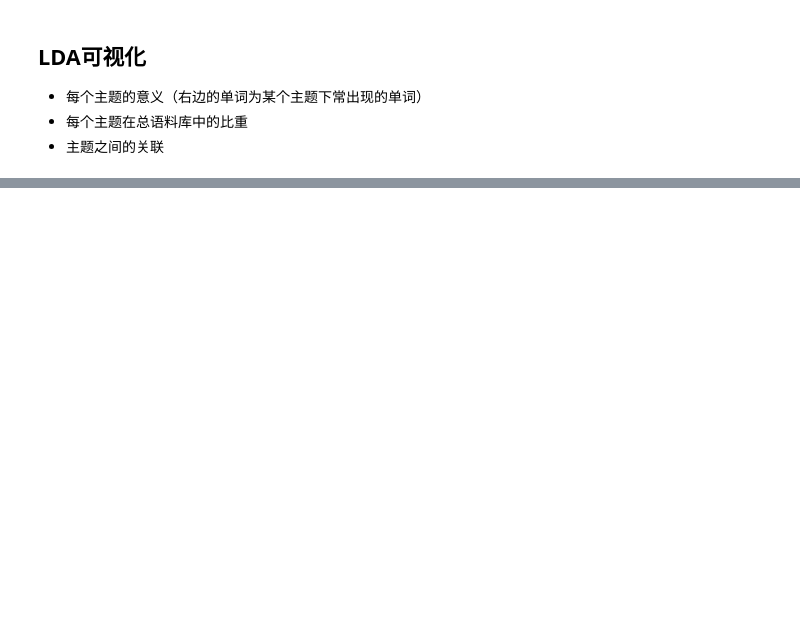
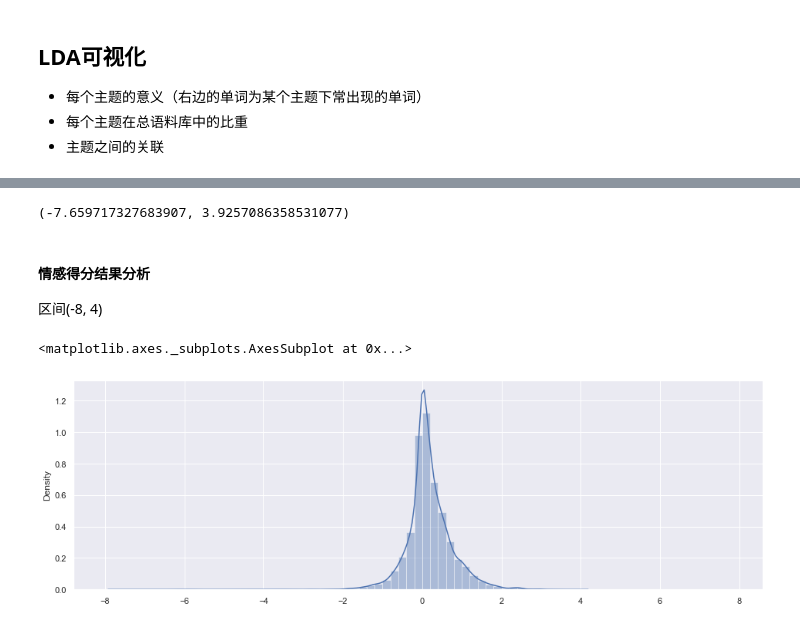
Before and after one commit to jiayu1011/TwitterDM, a Jupyter notebook: TwitterAnalyzing.ipynb, the cells around one changed output, grey strips where cells are left out. Saved outputs shown, nothing was run; the diff lists cells and outputs as text; code cells hidden in the pictures; blank space fills up the shorter version.

```diff
--- a/TwitterAnalyzing.ipynb
+++ b/TwitterAnalyzing.ipynb
@@ -1235,0 +1320,22 @@ Name: attr, dtype: int64
+# %%
+# 情感定位
+def classify_words(text, sentiment_df, negative_df, degree_df):
+    sentiment_dict = {}
+    negative_words = []
+    degree_dict = {}
+
+    for index_word, word in enumerate(text):
+
+        if \
+        word in sentiment_df['word'].tolist() \
+        and word not in negative_df['word'].tolist() \
+        and word not in degree_df['word'].tolist():
+            sentiment_dict[word] = sentiment_df[sentiment_df['word']==word]['score'].tolist()[0]
+
+        elif word in negative_df['word'].tolist():
+            negative_words.append(word)
+
+        elif word in degree_df['word'].tolist():
+            degree_dict[word] = degree_df[degree_df['word']==word]['weight'].tolist()[0]
+
+    return sentiment_dict, negative_words, degree_dict
@@ -1235,0 +1426,7 @@ Name: attr, dtype: int64
+# %%
+senti_scores = compute_sentiment_score(
+    words_matrix=data_words,
+    sentiment_df=sentiment_df,
+    negative_df=negative_df,
+    degree_df=degree_df
+)
@@ -1235,0 +1519,21 @@ Name: attr, dtype: int64
+# %%
+# 情感得分升序排列
+senti_scores.sort()
+# %%
+senti_scores[0], senti_scores[-1]
+# %% [output]
+(-7.659717327683907, 3.9257086358531077)
+# %% [markdown]
+#### 情感得分结果分析
+
+区间(-8, 4)
+# %%
+#观察租赁额密度分布
+fig = plt.figure()
+fig.set_size_inches(16,5)
+
+# 绘制直方图和最大似然高斯分布拟合图
+sns.distplot(senti_scores, bins=np.arange(-8,8,0.2), )
+# %% [output]
+<matplotlib.axes._subplots.AxesSubplot at 0x...>
+[figure, added]
```
Also changed, not shown: parts of 27 cells of this notebook, 9 other files.
